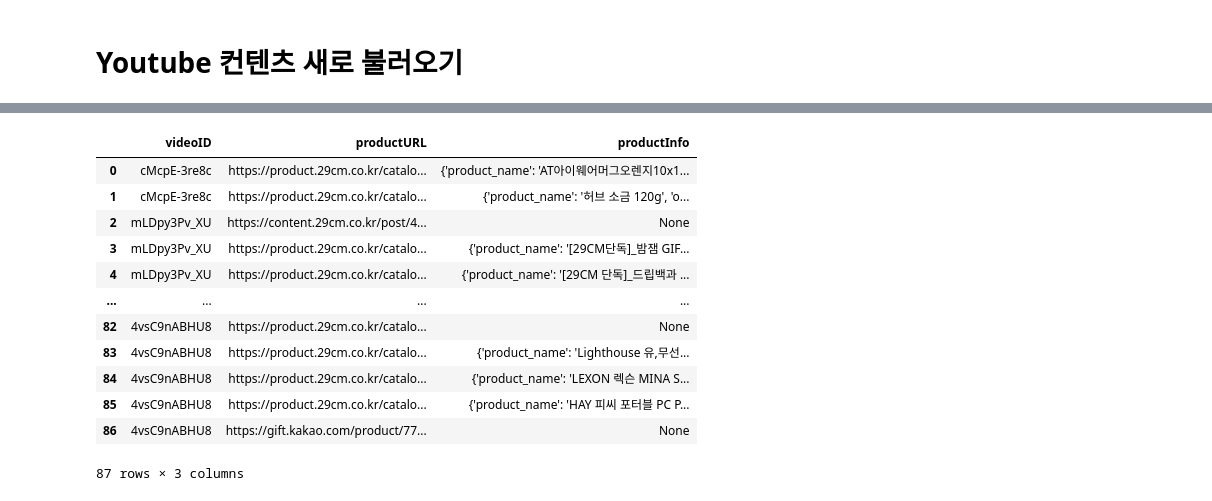
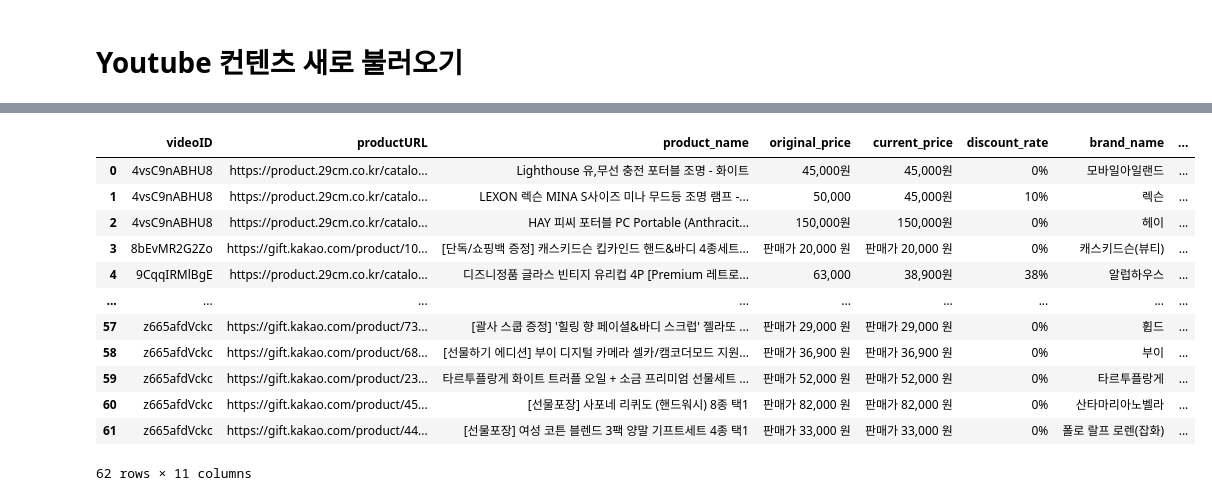
Before and after one commit to SWM-CLOV3R/oneit-dataset, a Jupyter notebook: get_new_dataset.ipynb, the cells around one changed output, grey strips where cells are left out. Saved outputs shown, nothing was run; the diff lists cells and outputs as text; code cells hidden in the pictures.

```diff
--- a/get_new_dataset.ipynb
+++ b/get_new_dataset.ipynb
@@ -155,19 +250,34 @@ https://gift.kakao.com/product/7737131 판매 중단
 # %%
-new_df = pd.DataFrame({"videoID":video_ids, "productURL":urls,"productInfo":product_info})
-path = "./productInfo/product"+ strftime("%Y-%m-%d_%H:%M", gmtime()) + ".csv"
-new_df.to_csv(path)
-new_df
+productDF = pd.DataFrame({"videoID":video_ids, "productURL":urls,"productInfo":product_info})
+path = "./productInfo/product_final"+ strftime("%Y-%m-%d_%H:%M", gmtime()) + ".csv"
+productDF.to_csv(path)
-# %% [output]
-|  | videoID | productURL | productInfo |
-| 0 | cMcpE-3re8c | https://product.29cm.co.kr/catalo... | {'product_name': 'AT아이웨어머그오렌지10x1... |
-| 1 | cMcpE-3re8c | https://product.29cm.co.kr/catalo... | {'product_name': '허브 소금 120g', 'o... |
-| 2 | mLDpy3Pv_XU | https://content.29cm.co.kr/post/4... | None |
-| 3 | mLDpy3Pv_XU | https://product.29cm.co.kr/catalo... | {'product_name': '[29CM단독]_밤잼 GIF... |
-| 4 | mLDpy3Pv_XU | https://product.29cm.co.kr/catalo... | {'product_name': '[29CM 단독]_드립백과 ... |
-| ... | ... | ... | ... |
-| 82 | 4vsC9nABHU8 | https://product.29cm.co.kr/catalo... | None |
-| 83 | 4vsC9nABHU8 | https://product.29cm.co.kr/catalo... | {'product_name': 'Lighthouse 유,무선... |
-| 84 | 4vsC9nABHU8 | https://product.29cm.co.kr/catalo... | {'product_name': 'LEXON 렉슨 MINA S... |
-| 85 | 4vsC9nABHU8 | https://product.29cm.co.kr/catalo... | {'product_name': 'HAY 피씨 포터블 PC P... |
-| 86 | 4vsC9nABHU8 | https://gift.kakao.com/product/77... | None |
-87 rows × 3 columns
+# %%
+productDF.dropna(subset=["productInfo"], inplace=True)
+productDF.reset_index(drop=True, inplace=True)
+product_InfoDF = pd.DataFrame(columns=["videoID", "productURL", "product_name", "original_price", "current_price", "discount_rate", "brand_name", "brand_description", "brand_link_inshop", "thumbnail", "category"])
+for idx in range(len(productDF)):
+    item = productDF["productInfo"].iloc[idx]
+    item["videoID"] = productDF["videoID"].iloc[idx]
+    item["productURL"] = productDF["productURL"].iloc[idx]
+    try:
+        tempDF = pd.DataFrame([item])[["videoID", "productURL", "product_name", "original_price", "current_price", "discount_rate", "brand_name", "brand_description", "brand_link_inshop", "thumbnail", "category"]]
+    except:
+        item["brand_description"] = None
+        tempDF = pd.DataFrame([item])[["product_name", "original_price", "current_price", "discount_rate", "brand_name", "brand_description", "brand_link_inshop", "thumbnail", "category"]]
+    product_InfoDF = pd.concat([product_InfoDF,tempDF])
+product_InfoDF.reset_index(inplace=True, drop=True)
+product_InfoDF
+# %% [output]
+|  | videoID | productURL | product_name | original_price | current_price | discount_rate | brand_name | ... |
+| 0 | 4vsC9nABHU8 | https://product.29cm.co.kr/catalo... | Lighthouse 유,무선 충전 포터블 조명 - 화이트 | 45,000원 | 45,000원 | 0% | 모바일아일랜드 | ... |
+| 1 | 4vsC9nABHU8 | https://product.29cm.co.kr/catalo... | LEXON 렉슨 MINA S사이즈 미나 무드등 조명 램프 -... | 50,000 | 45,000원 | 10% | 렉슨 | ... |
+| 2 | 4vsC9nABHU8 | https://product.29cm.co.kr/catalo... | HAY 피씨 포터블 PC Portable (Anthracit... | 150,000원 | 150,000원 | 0% | 헤이 | ... |
+| 3 | 8bEvMR2G2Zo | https://gift.kakao.com/product/10... | [단독/쇼핑백 증정] 캐스키드슨 킵카인드 핸드&바디 4종세트... | 판매가 20,000 원 | 판매가 20,000 원 | 0% | 캐스키드슨(뷰티) | ... |
+| 4 | 9CqqIRMlBgE | https://product.29cm.co.kr/catalo... | 디즈니정품 글라스 빈티지 유리컵 4P [Premium 레트로... | 63,000 | 38,900원 | 38% | 알럽하우스 | ... |
+| ... | ... | ... | ... | ... | ... | ... | ... | ... |
+| 57 | z665afdVckc | https://gift.kakao.com/product/73... | [괄사 스쿱 증정] '힐링 향 페이셜&바디 스크럽' 젤라또 ... | 판매가 29,000 원 | 판매가 29,000 원 | 0% | 휩드 | ... |
+| 58 | z665afdVckc | https://gift.kakao.com/product/68... | [선물하기 에디션] 부이 디지털 카메라 셀카/캠코더모드 지원... | 판매가 36,900 원 | 판매가 36,900 원 | 0% | 부이 | ... |
+| 59 | z665afdVckc | https://gift.kakao.com/product/23... | 타르투플랑게 화이트 트러플 오일 + 소금 프리미엄 선물세트 ... | 판매가 52,000 원 | 판매가 52,000 원 | 0% | 타르투플랑게 | ... |
+| 60 | z665afdVckc | https://gift.kakao.com/product/45... | [선물포장] 사포네 리퀴도 (핸드워시) 8종 택1 | 판매가 82,000 원 | 판매가 82,000 원 | 0% | 산타마리아노벨라 | ... |
+| 61 | z665afdVckc | https://gift.kakao.com/product/44... | [선물포장] 여성 코튼 블렌드 3팩 양말 기프트세트 4종 택1 | 판매가 33,000 원 | 판매가 33,000 원 | 0% | 폴로 랄프 로렌(잡화) | ... |
+62 rows × 11 columns
```
Also changed, not shown: parts of 73 cells of this notebook.
